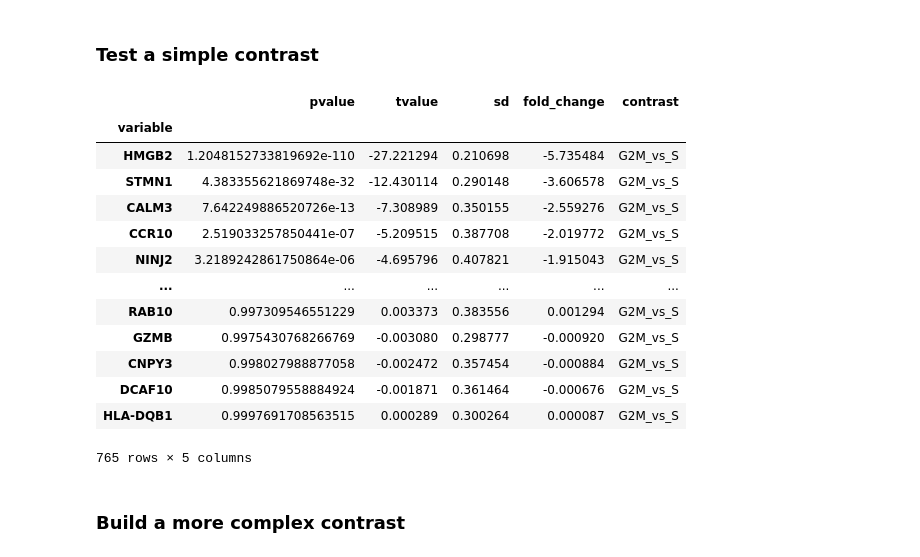
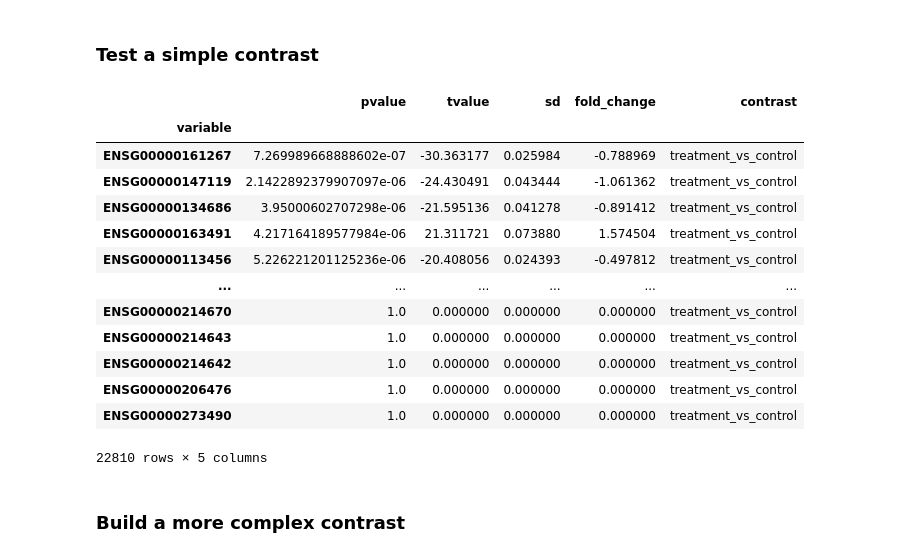
Before and after one commit to scverse/multi-condition-comparisions, a Jupyter notebook: docs/notebooks/example.ipynb, the cells around one changed output. Cells and saved outputs as stored; diff of their text form; code cells hidden in the pictures.

```diff
--- a/docs/notebooks/example.ipynb
+++ b/docs/notebooks/example.ipynb
@@ -29,22 +40,22 @@ mod = StatsmodelsDE(adata, "~ n_genes + bulk_labels*phase")
 mod.fit()
 # %% [markdown]
 ### Test a simple contrast
-# %%
-mod.test_contrasts({"G2M_vs_S": mod.contrast("phase", "S", "G2M")})
-# %% [output]
-|  | pvalue | tvalue | sd | fold_change | contrast |
-| variable |  |  |  |  |  |
-| HMGB2 | 1.2048152733819692e-110 | -27.221294 | 0.210698 | -5.735484 | G2M_vs_S |
-| STMN1 | 4.383355621869748e-32 | -12.430114 | 0.290148 | -3.606578 | G2M_vs_S |
-| CALM3 | 7.642249886520726e-13 | -7.308989 | 0.350155 | -2.559276 | G2M_vs_S |
-| CCR10 | 2.519033257850441e-07 | -5.209515 | 0.387708 | -2.019772 | G2M_vs_S |
-| NINJ2 | 3.2189242861750864e-06 | -4.695796 | 0.407821 | -1.915043 | G2M_vs_S |
-| ... | ... | ... | ... | ... | ... |
-| RAB10 | 0.997309546551229 | 0.003373 | 0.383556 | 0.001294 | G2M_vs_S |
-| GZMB | 0.9975430768266769 | -0.003080 | 0.298777 | -0.000920 | G2M_vs_S |
-| CNPY3 | 0.998027988877058 | -0.002472 | 0.357454 | -0.000884 | G2M_vs_S |
-| DCAF10 | 0.9985079558884924 | -0.001871 | 0.361464 | -0.000676 | G2M_vs_S |
-| HLA-DQB1 | 0.9997691708563515 | 0.000289 | 0.300264 | 0.000087 | G2M_vs_S |
-765 rows × 5 columns
+# %%
+mod.test_contrasts({"treatment_vs_control": mod.contrast("dex", baseline="untrt", group_to_compare="trt")})
+# %% [output]
+|  | pvalue | tvalue | sd | fold_change | contrast |
+| variable |  |  |  |  |  |
+| ENSG00000161267 | 7.269989668888602e-07 | -30.363177 | 0.025984 | -0.788969 | treatment_vs_control |
+| ENSG00000147119 | 2.1422892379907097e-06 | -24.430491 | 0.043444 | -1.061362 | treatment_vs_control |
+| ENSG00000134686 | 3.95000602707298e-06 | -21.595136 | 0.041278 | -0.891412 | treatment_vs_control |
+| ENSG00000163491 | 4.217164189577984e-06 | 21.311721 | 0.073880 | 1.574504 | treatment_vs_control |
+| ENSG00000113456 | 5.226221201125236e-06 | -20.408056 | 0.024393 | -0.497812 | treatment_vs_control |
+| ... | ... | ... | ... | ... | ... |
+| ENSG00000214670 | 1.0 | 0.000000 | 0.000000 | 0.000000 | treatment_vs_control |
+| ENSG00000214643 | 1.0 | 0.000000 | 0.000000 | 0.000000 | treatment_vs_control |
+| ENSG00000214642 | 1.0 | 0.000000 | 0.000000 | 0.000000 | treatment_vs_control |
+| ENSG00000206476 | 1.0 | 0.000000 | 0.000000 | 0.000000 | treatment_vs_control |
+| ENSG00000273490 | 1.0 | 0.000000 | 0.000000 | 0.000000 | treatment_vs_control |
+22810 rows × 5 columns
 # %% [markdown]
 ### Build a more complex contrast
```
Also changed, not shown: parts of 7 cells of this notebook, 2 other files.
